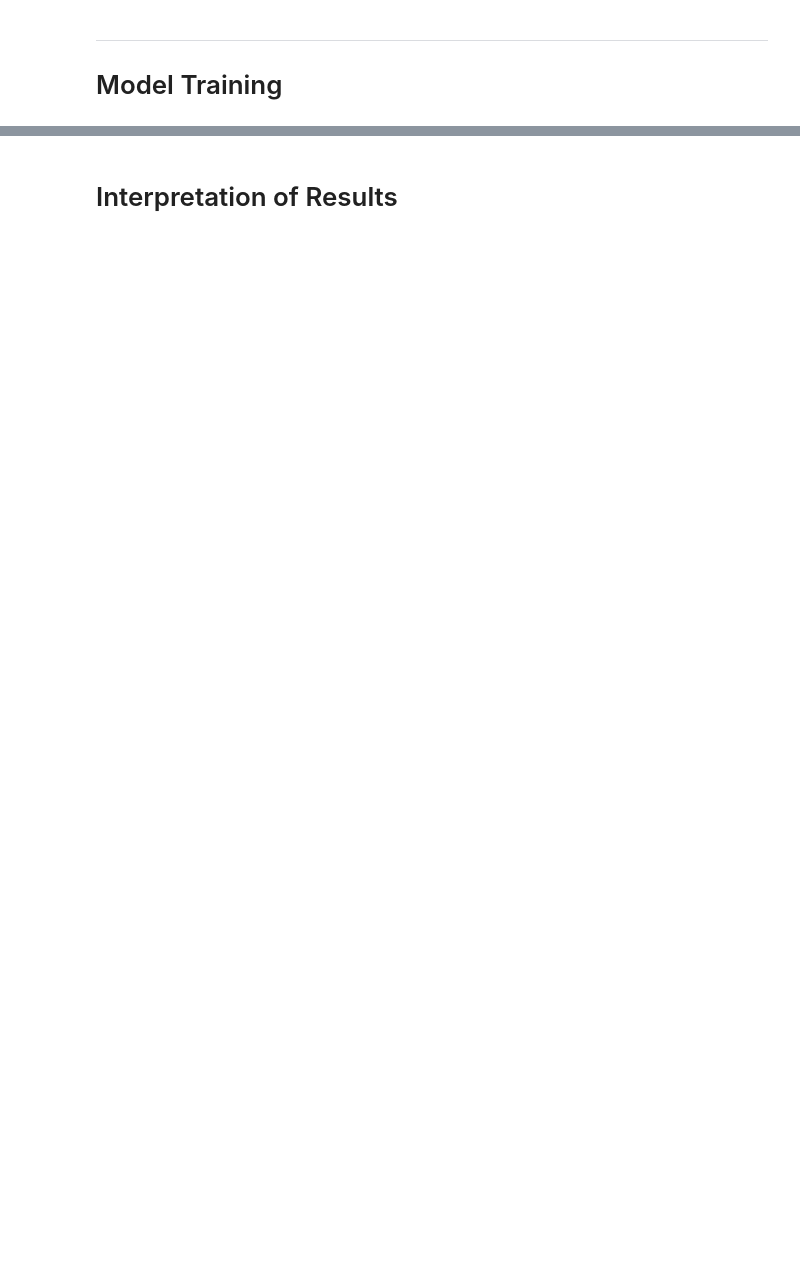
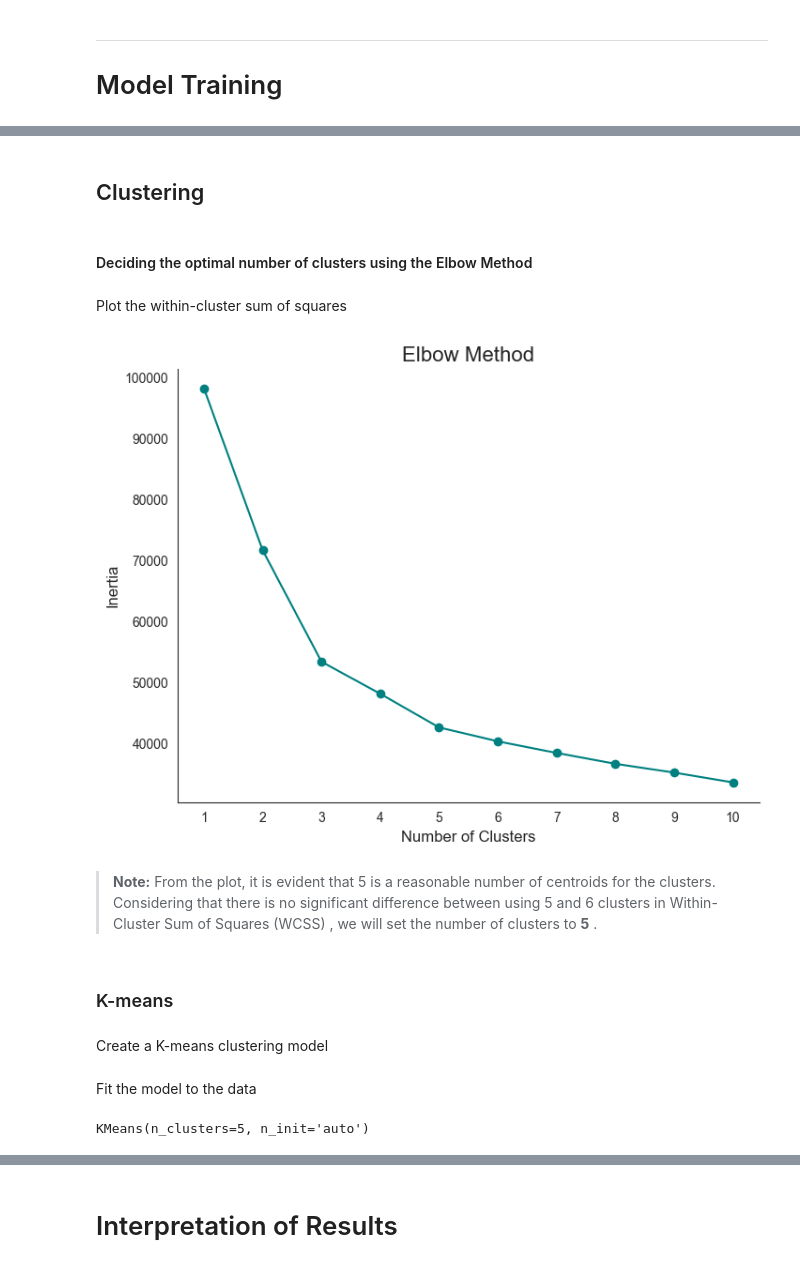
Before and after one commit to aminshannan121/Data_Mining_Project, a Jupyter notebook: Project.ipynb, the cells around one changed output, grey strips where cells are left out. Cells and saved outputs as stored; diff of their text form; code cells hidden in the pictures; blank space fills up the shorter version.

```diff
--- a/Project.ipynb
+++ b/Project.ipynb
@@ -603,6 +550,0 @@ SVM_pred = SVM.predict(X_test)
-# %%
-Inertia = []
-for i in range(1, 11):
-    kmeans = KMeans(n_clusters=i, n_init='auto')
-    kmeans.fit(df_features)
-    Inertia.append(kmeans.inertia_)
@@ -772,0 +605,32 @@ plt.show()
+# %% [markdown]
+## Clustering
+# %% [markdown]
+#### Deciding the optimal number of clusters using the Elbow Method
+# %%
+wcss_values = []
+
+for i in range(1, 11):
+    kmeans = KMeans(n_clusters=i, n_init='auto')
+    kmeans.fit(df_features)
+
+    wcss_values.append(kmeans.inertia_)
+# %% [markdown]
+Plot the within-cluster sum of squares
+# %%
+plt.figure(figsize=(8, 6))
+plt.plot(range(1, 11), wcss_values, color=color, marker='o')
+plt.title('Elbow Method', fontsize=16)
+plt.xlabel('Number of Clusters', fontsize=fontsize)
+plt.ylabel('Inertia', fontsize=fontsize)
+plt.xticks(range(1, 11), fontsize=10)
+plt.yticks(fontsize=10)
+sns.despine()
+plt.show()
+# %% [output]
+[figure, added]
+# %% [markdown]
+> **Note:** From the plot, it is evident that 5 is a reasonable number of centroids for the clusters. Considering that there is no significant difference between using 5 and 6 clusters in Within-Cluster Sum of Squares (WCSS) , we will set the number of clusters to **5** .
+# %% [markdown]
+ ### K-means
+# %% [markdown]
+ Create a K-means clustering model
@@ -772,0 +639,6 @@ plt.show()
+# %% [markdown]
+Fit the model to the data
+# %%
+kmeans.fit(df_features)
+# %% [output]
+KMeans(n_clusters=5, n_init='auto')
```
Also changed, not shown: parts of 151 cells of this notebook.
